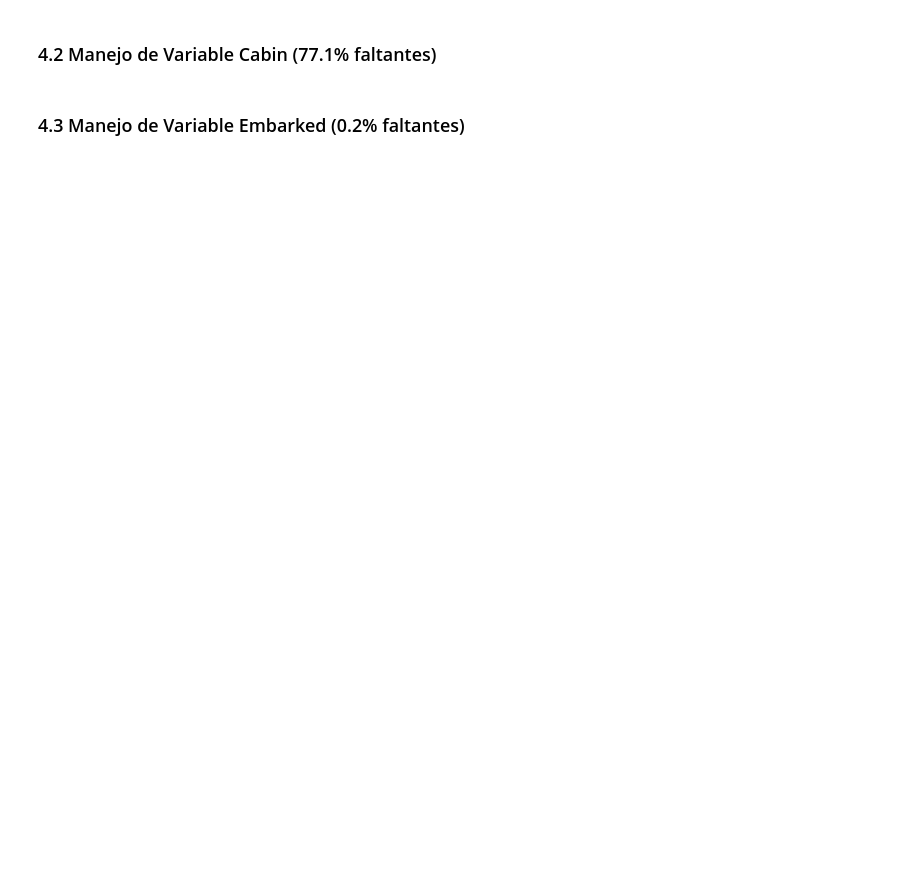
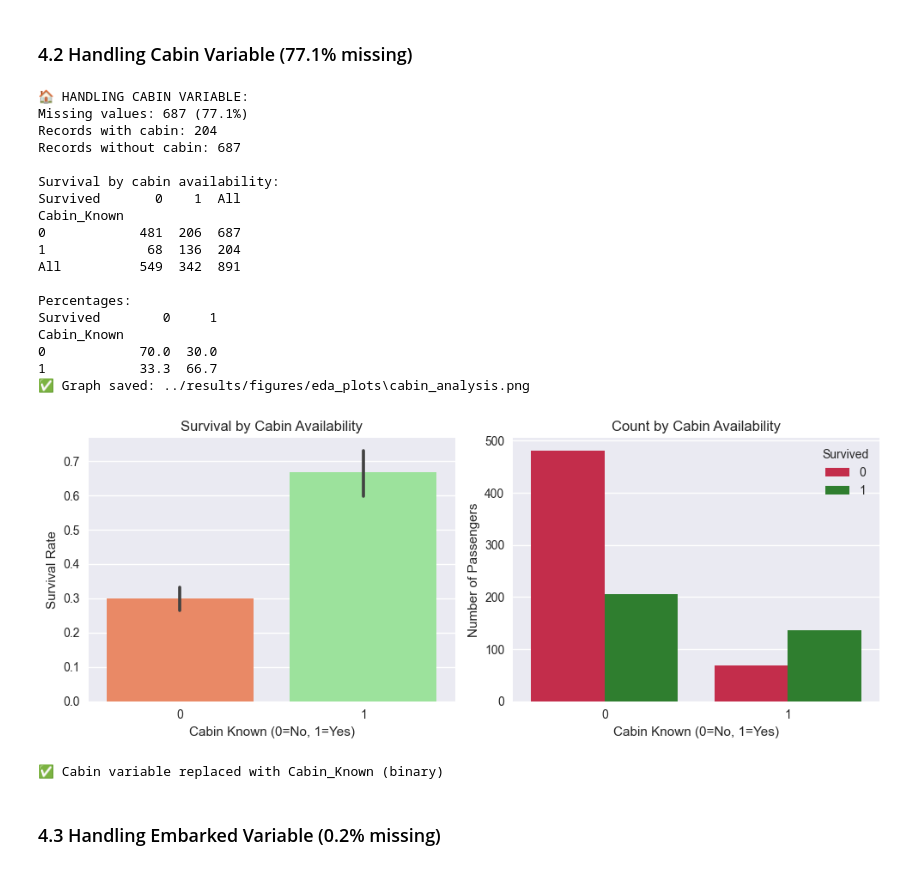
Before and after one commit to YahwthaniMG/SG1_Team3_ML, a Jupyter notebook: notebooks/02_data_cleaning.ipynb, the cells around one changed output. Saved outputs shown, nothing was run; the diff lists cells and outputs as text; code cells hidden in the pictures; blank space fills up the shorter version.

```diff
--- a/notebooks/02_data_cleaning.ipynb
+++ b/notebooks/02_data_cleaning.ipynb
@@ -120,59 +158,80 @@ print(f"✅ Variables eliminadas. Nueva dimensión: {df_clean.shape}")
 # %% [markdown]
-### 4.2 Manejo de Variable Cabin (77.1% faltantes)
+### 4.2 Handling Cabin Variable (77.1% missing)
 # %%
-print("\n🏠 MANEJO DE VARIABLE CABIN:")
+print("\n🏠 HANDLING CABIN VARIABLE:")
 print(
-    f"Valores faltantes: {df_clean['Cabin'].isnull().sum()} ({df_clean['Cabin'].isnull().mean()*100:.1f}%)"
+    f"Missing values: {df_clean['Cabin'].isnull().sum()} ({df_clean['Cabin'].isnull().mean()*100:.1f}%)"
 )
 
-# Analizar patrones en Cabin
+# Analyze cabin patterns
 cabin_available = df_clean["Cabin"].notna()
-print(f"Registros con cabina: {cabin_available.sum()}")
-print(f"Registros sin cabina: {(~cabin_available).sum()}")
+print(f"Records with cabin: {cabin_available.sum()}")
+print(f"Records without cabin: {(~cabin_available).sum()}")
 
-# Crear variable binaria: tenía cabina asignada o no
+# Create binary variable: had cabin assigned or not
 df_clean["Cabin_Known"] = cabin_available.astype(int)
 
-# Analizar supervivencia por disponibilidad de cabina
+# Analyze survival by cabin availability
 cabin_survival = pd.crosstab(
     df_clean["Cabin_Known"], df_clean["Survived"], margins=True
 )
-print("\nSupervivencia por disponibilidad de cabina:")
+print("\nSurvival by cabin availability:")
 print(cabin_survival)
 
 cabin_survival_pct = (
     pd.crosstab(df_clean["Cabin_Known"], df_clean["Survived"], normalize="index") * 100
 )
-print("\nPorcentajes:")
+print("\nPercentages:")
 print(cabin_survival_pct.round(1))
 
-# Visualización
+# Visualization
 plt.figure(figsize=(10, 4))
 
 plt.subplot(1, 2, 1)
 sns.barplot(
     data=df_clean, x="Cabin_Known", y="Survived", palette=["coral", "lightgreen"]
 )
-plt.title("Supervivencia por Disponibilidad de Cabina")
-plt.xlabel("Cabina Conocida (0=No, 1=Sí)")
-plt.ylabel("Tasa de Supervivencia")
+plt.title("Survival by Cabin Availability")
+plt.xlabel("Cabin Known (0=No, 1=Yes)")
+plt.ylabel("Survival Rate")
 
 plt.subplot(1, 2, 2)
 sns.countplot(
     data=df_clean, x="Cabin_Known", hue="Survived", palette=["crimson", "forestgreen"]
 )
-plt.title("Conteo por Disponibilidad de Cabina")
-plt.xlabel("Cabina Conocida (0=No, 1=Sí)")
-plt.ylabel("Número de Pasajeros")
+plt.title("Count by Cabin Availability")
+plt.xlabel("Cabin Known (0=No, 1=Yes)")
+plt.ylabel("Number of Passengers")
 
 plt.tight_layout()
 save_current_plot("cabin_analysis", "../results/figures/eda_plots")
 plt.show()
 
 
-# Eliminar variable Cabin original
+# Remove original Cabin variable
 df_clean = df_clean.drop("Cabin", axis=1)
-print("✅ Variable Cabin reemplazada por Cabin_Known (binaria)")
+print("✅ Cabin variable replaced with Cabin_Known (binary)")
+# %% [output]
+🏠 HANDLING CABIN VARIABLE:
+Missing values: 687 (77.1%)
+Records with cabin: 204
+Records without cabin: 687
+
+Survival by cabin availability:
+Survived       0    1  All
+Cabin_Known
+0            481  206  687
+1             68  136  204
+All          549  342  891
+
+Percentages:
+Survived        0     1
+Cabin_Known
+0            70.0  30.0
+1            33.3  66.7
+✅ Graph saved: ../results/figures/eda_plots\cabin_analysis.png
+[figure, added]
+✅ Cabin variable replaced with Cabin_Known (binary)
 # %% [markdown]
-### 4.3 Manejo de Variable Embarked (0.2% faltantes)
+### 4.3 Handling Embarked Variable (0.2% missing)
 # %%
```
Also changed, not shown: parts of 27 cells of this notebook, 3 other files.
